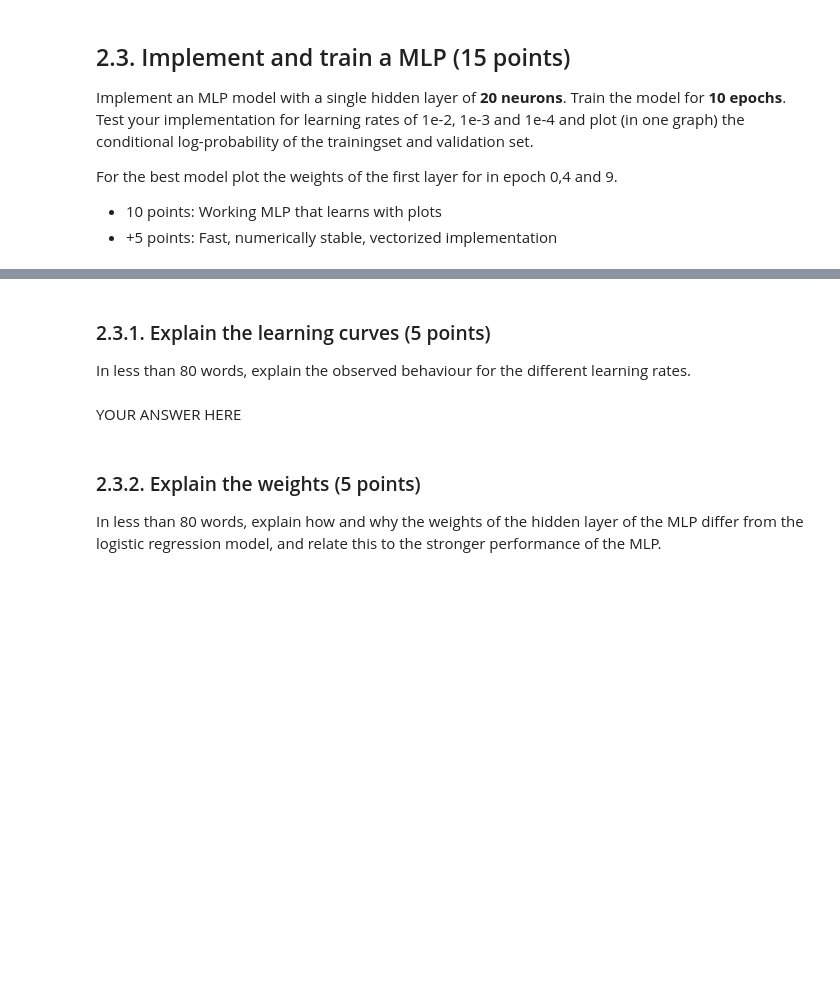
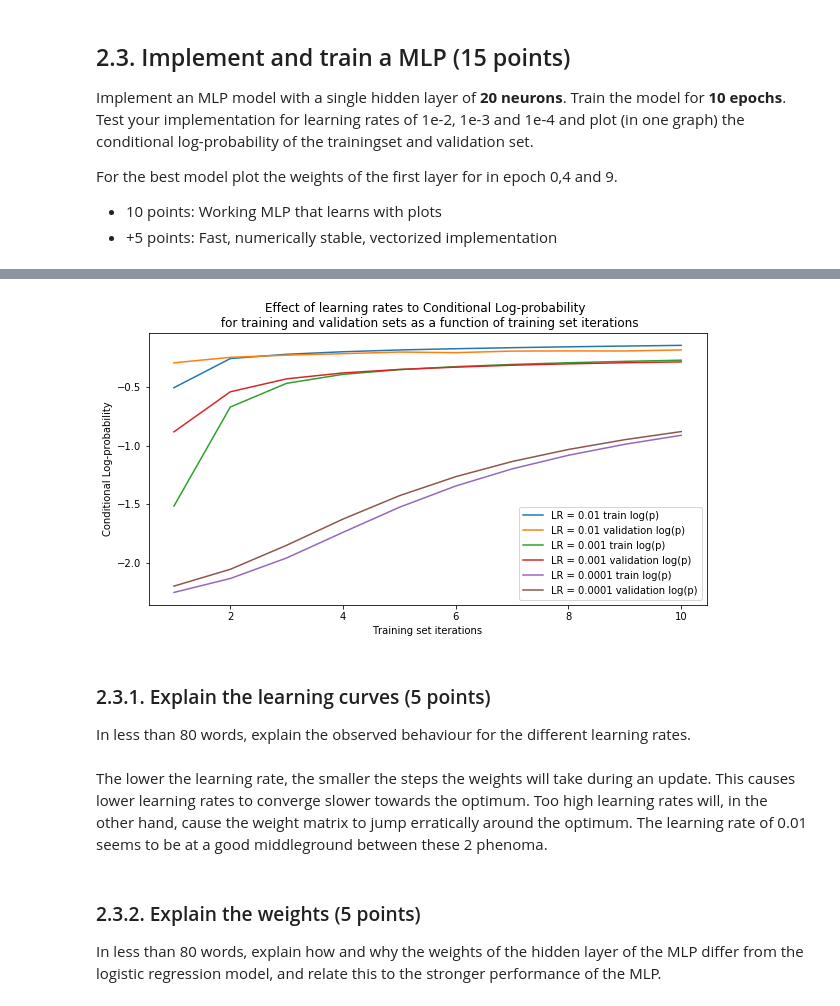
Before and after one commit to NILOIDE/ML1, a Jupyter notebook: lab2/lab2.ipynb, the cells around one changed output, grey strips where cells are left out. Drawn from its saved outputs; the diff is of its cells as text; code cells hidden in the pictures; blank space fills up the shorter version.

```diff
--- a/lab2/lab2.ipynb
+++ b/lab2/lab2.ipynb
@@ -709,20 +760,28 @@ def sgd_iter(x_train, t_train, w, b, v, a, learning_rate = 1e-4):
 # Plot the conditional loglikelihoods for the train and validation dataset after every iteration.
 # Plot the weights of the first layer.
 
-#
-np.random.seed(1243)
-v = np.random.normal(0,0.1,size=(28*28, 20))
-a = np.random.normal(0,0.1,size=20)
-w = np.random.normal(0,0.1,size=(20, 10))
-b = np.random.normal(0,0.1,size=10)
-# logp, w, l = logreg_gradient_output(v,a,w,b)
-max_iter = 15
-iter = 1
+max_iter = 10
+logp_dict = {}
 for lr in [ 1e-2, 1e-3, 1e-4]:
-    while(iter <= max_iter):
-        logp_train, w, b, v, a = sgd_iter(x_train, t_train, w, b, v, a, lr)
+    np.random.seed(1243)
+    v = np.random.normal(0,0.1,size=(28*28, 20))
+    a = np.random.normal(0,0.1,size=20)
+    w = np.random.normal(0,0.1,size=(20, 10))
+    b = np.random.normal(0,0.1,size=10)
+    logp_train_list = []
+    logp_valid_list = []
+    print("Training with learning rate " + str(lr) + ":")
+    iter = 0
+    while(iter < max_iter):
+        logp_train, w, b, v, a = sgd_iter_mlp(x_train, t_train, w, b, v, a, lr)
+        logp_train_list.append(logp_train)
+        iter += 1
+
         logp_valid = forwardProp(x_valid, t_valid, v, a, w, b)
+        logp_valid_list.append(logp_valid)
         #lr = lr * 0.6
 
         print("iteration", iter, "    Train p =", np.exp(logp_train), "    Validation p =", np.exp(logp_valid))
-        iter += 1
+
+    logp_dict[str(lr)] = {"train": logp_train_list, "test": logp_valid_list}
+    print("\n")
@@ -735,8 +806,22 @@ raise NotImplementedError()
+# %%
+# plot the train and validation logp for all three learning rates in one figure
+
+x_axis = list(range(1,10+1))
+for lr in logp_dict:
+    plt.figure(1, figsize=(10,5))
+    plt.plot(x_axis, logp_dict[lr]["train"], label="LR = " + str(lr) + " train log(p)")
+    plt.plot(x_axis,  logp_dict[lr]["test"], label="LR = " + str(lr) + " validation log(p)")
+    plt.legend()
+    plt.xlabel("Training set iterations")
+    plt.ylabel("Conditional Log-probability")
+    plt.title("Effect of learning rates to Conditional Log-probability \n for training and validation sets as a function of training set iterations")
+# %% [output]
+[figure, added]
 # %% [markdown]
 ### 2.3.1. Explain the learning curves (5 points)
 In less than 80 words, explain the observed behaviour for the different learning rates.
-# %% [markdown]
-YOUR ANSWER HERE
+# %% [markdown]
+The lower the learning rate, the smaller the steps the weights will take during an update. This causes lower learning rates to converge slower towards the optimum. Too high learning rates will, in the other hand, cause the weight matrix to jump erratically around the optimum. The learning rate of 0.01 seems to be at a good middleground between these 2 phenoma.
 # %% [markdown]
 ### 2.3.2. Explain the weights (5 points)
 In less than 80 words, explain how and why the weights of the hidden layer of the MLP differ from the logistic regression model, and relate this to the stronger performance of the MLP.
```
Also changed, not shown: parts of 21 cells of this notebook.
